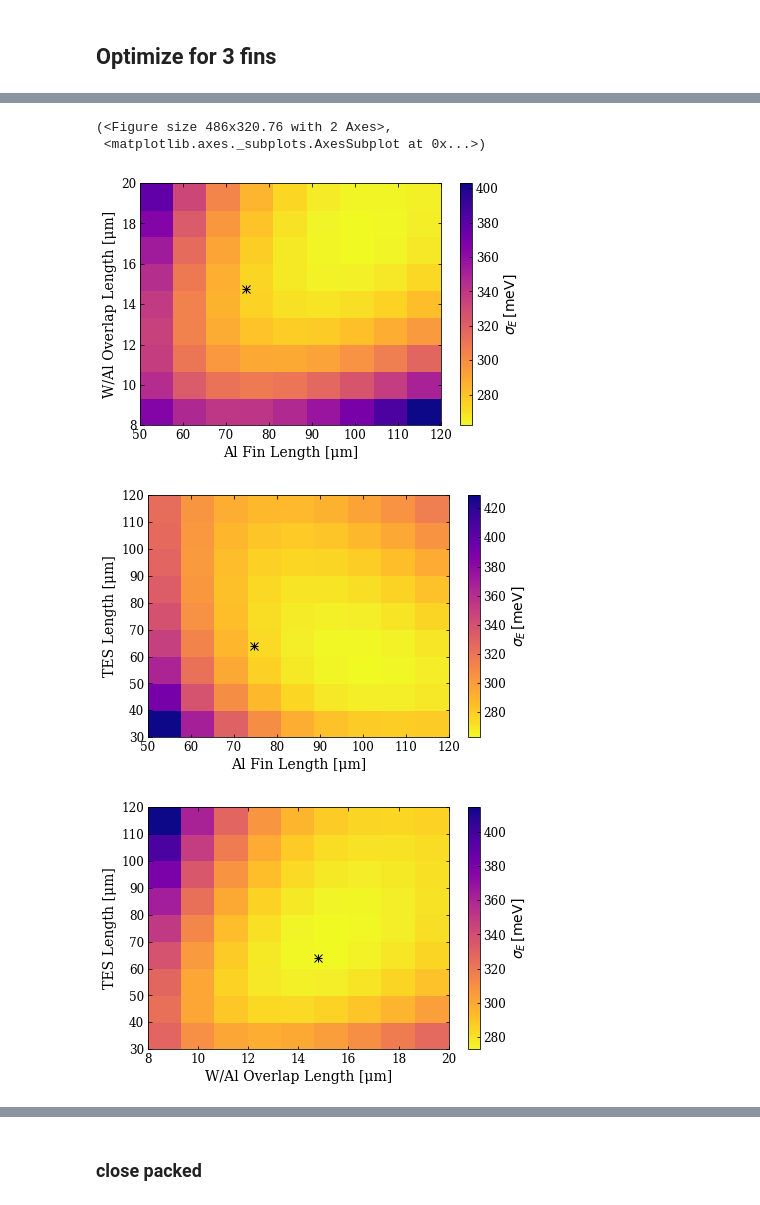
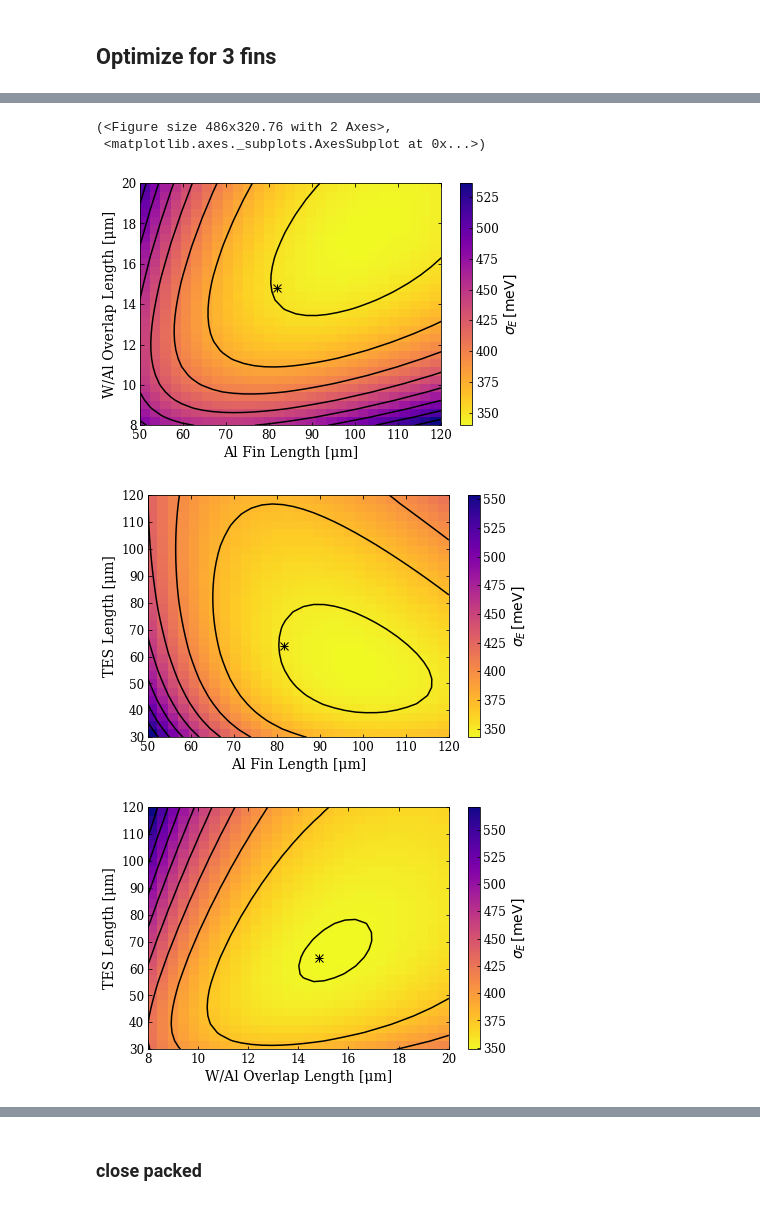
Before and after one commit to cwfink/cm_det_opt, a Jupyter notebook: 1_percent/1_percent_cov.ipynb, the cells around one changed output, grey strips where cells are left out. Saved outputs shown, nothing was run; the diff lists cells and outputs as text; code cells hidden in the pictures.

```diff
--- a/1_percent/1_percent_cov.ipynb
+++ b/1_percent/1_percent_cov.ipynb
@@ -418,7 +431,7 @@ absorber = det_opt_13._absorber
 qet = det_opt_13.QET
 tes = det_opt_13.QET.TES
 det = det_opt_13
-rn = 450e-3
+rn = 500e-3
 equal_spaced=False
 e_res = []
 tc = np.linspace(12e-3, 50e-3, 50)
@@ -508,7 +522,7 @@ det_opt_45_list3 = []
 suc13 = np.ones(20, dtype=bool)
 suc23 = np.ones(20, dtype=bool)
 
-res_n = np.linspace(310e-3, 330e-3, 10)
+res_n = np.linspace(490e-3, 510e-3, 20)
 for ii in tqdm(range(len(res_n))):
 
     veff_WAloverlap=.13 # theoretical
@@ -567,16 +581,16 @@ for ii in tqdm(range(len(res_n))):
     det_opt_45_list3.append(det_opt_45)
 # %%
 c = suc13 & suc23
-suc13=suc13[:10]
-suc23=suc23[:10]
+#suc13=suc13[:10]
+#suc23=suc23[:10]
 # %%
 absorber = det_opt_13._absorber
 qet = det_opt_13.QET
 tes = det_opt_13.QET.TES
 det = det_opt_13
-rn = 320e-3
+rn = 600e-3
 
-tc = 40e-3
+tc = 45e-3
 material=dark.TESMaterial(Tc=tc)
 
 
@@ -589,7 +603,7 @@ l_overlap = np.mean(np.array([d.QET.TES.l_overlap for d in det_opt_13_list3])[su
      + np.mean(np.array([d.QET.TES.l_overlap for d in det_opt_45_list3])[suc23])*2/3
 w_overlap = 'circle'
 l_fin = (np.mean(np.array([d.QET.l_fin for d in det_opt_13_list3])[suc13]) \
-     + np.mean(np.array([d.QET.l_fin for d in det_opt_45_list3])[suc23]))/2
+     + np.mean(np.array([d.QET.l_fin for d in det_opt_45_list3])[suc23]))/2 *1.12
 veff_WAloverlap=.45
 
 abso1 = dark.Absorber(name=absorber._name, shape=absorber._shape,
@@ -651,20 +665,20 @@ Rn = 320.0 [mOhms]
 Close Packed: False
 # %%
-n = 10
+n = 30
 
 l = np.linspace(30e-6, 120e-6, n)
 l_f = np.linspace(50e-6, 120e-6, n)
 l_overlap = np.linspace(8e-6, 20e-6, n)
 
-plot.plot_loverlap_vs_lfin(l_overlap, l_f, det1, val='energy')
-plot.plot_ltes_vs_lfin(l, l_f, det1, val='energy')
-plot.plot_ltes_vs_loverlap(l, l_overlap, det1, val='energy')
+plot.plot_loverlap_vs_lfin(l_overlap, l_f, det1, val='energy', ncontours=9)
+plot.plot_ltes_vs_lfin(l, l_f, det1, val='energy', ncontours=9)
+plot.plot_ltes_vs_loverlap(l, l_overlap, det1, val='energy', ncontours=9)
 
 
-plot.plot_ltes_vs_lfin(l, l_f, det1, val='al')
+#plot.plot_ltes_vs_lfin(l, l_f, det1, val='al')
 # %% [output]
 (<Figure size 486x320.76 with 2 Axes>,
  <matplotlib.axes._subplots.AxesSubplot at 0x...>)
-[figure, old version]
+[figure, new version]
-[figure, old version]
+[figure, new version]
-[figure, old version]
+[figure, new version]
```
Also changed, not shown: parts of 21 cells of this notebook, 2 other files.
